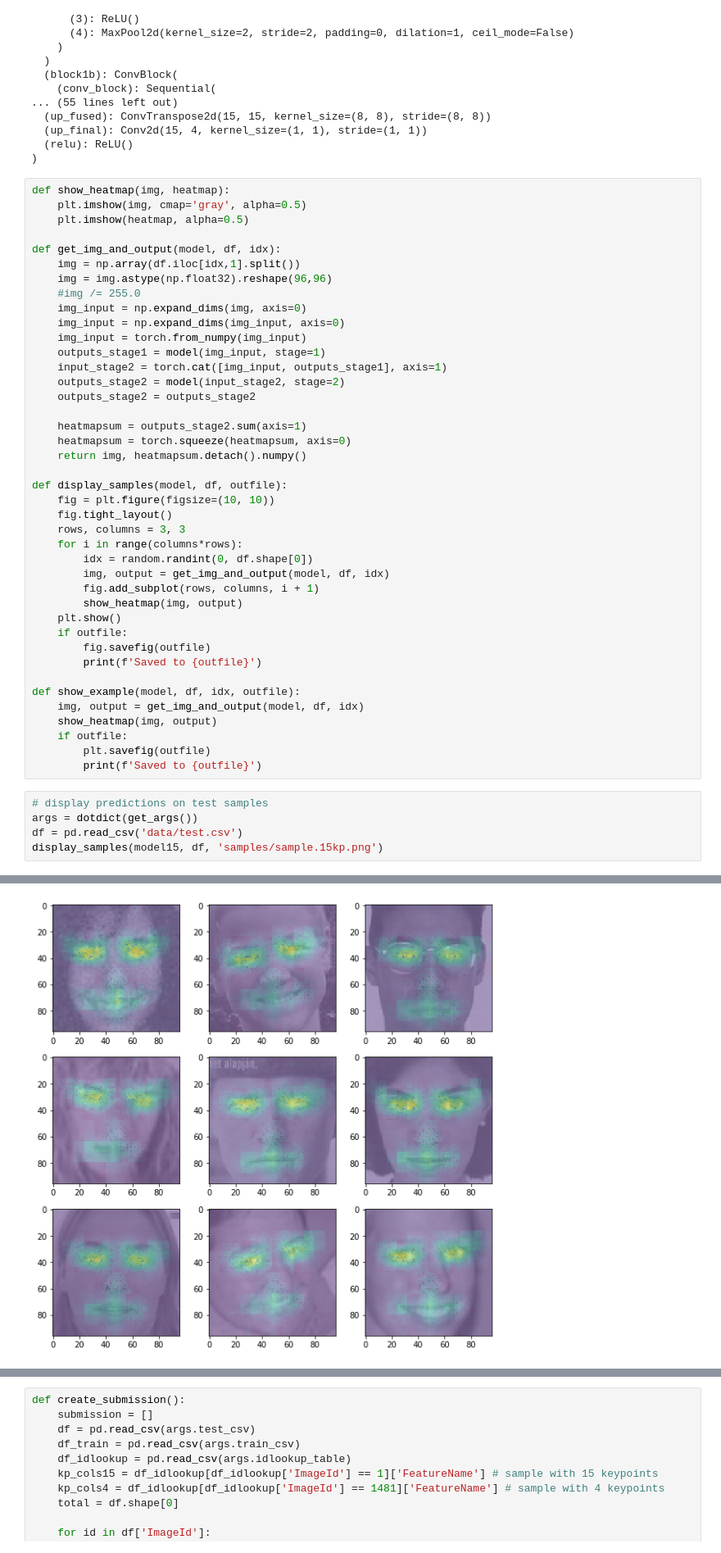
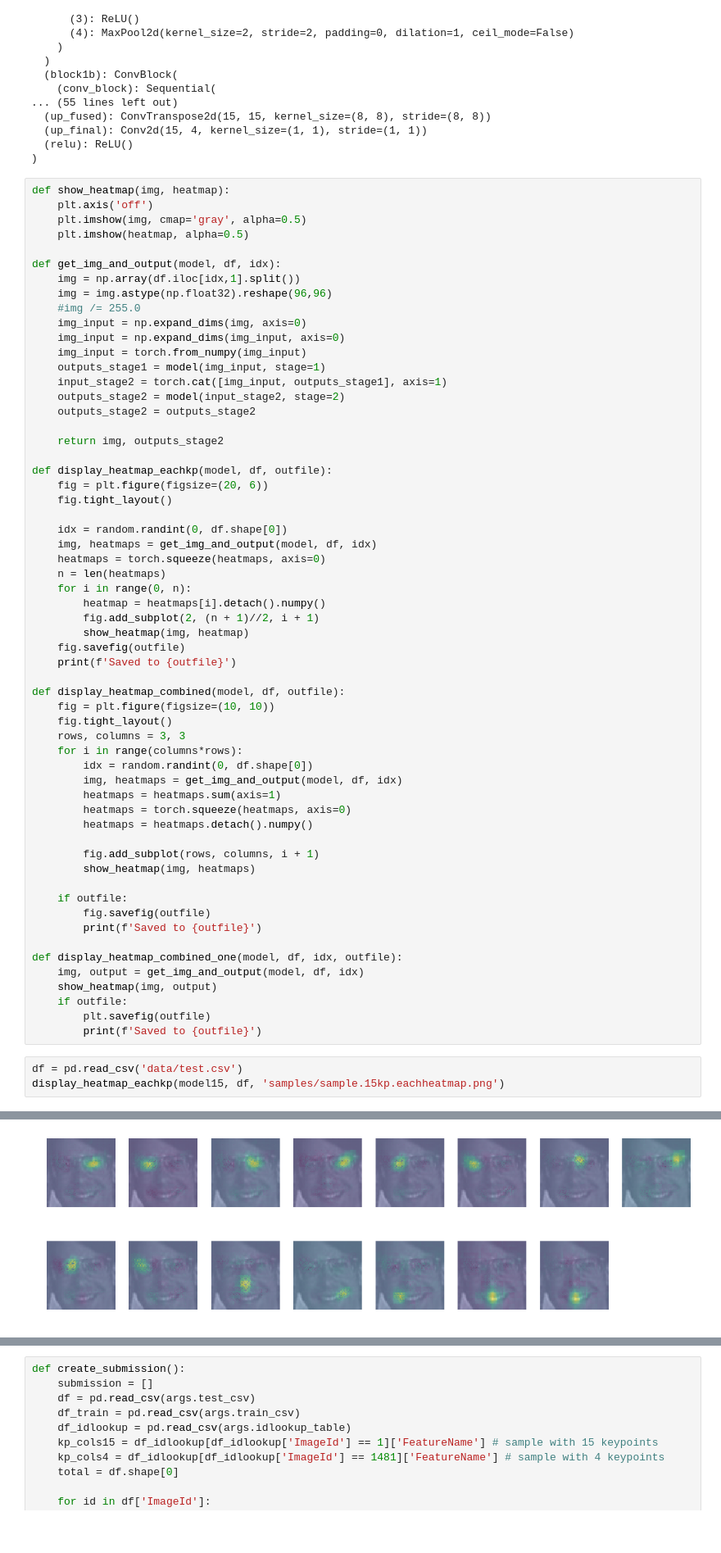
Before and after one commit to daptecc/facial-keypoints-heatmaps, a Jupyter notebook: main.ipynb, the cells around one changed output, grey strips where cells are left out. Shown at 82% size. Saved outputs shown, nothing was run; the diff lists cells and outputs as text; blank space fills up the shorter version.

Commit message:
updated sample predictions

```diff
--- a/main.ipynb
+++ b/main.ipynb
@@ -306,6 +306,7 @@ CPM2(
 )
 # %%
 def show_heatmap(img, heatmap):
+    plt.axis('off')
     plt.imshow(img, cmap='gray', alpha=0.5)
     plt.imshow(heatmap, alpha=0.5)
 
@@ -321,33 +322,48 @@ def get_img_and_output(model, df, idx):
     outputs_stage2 = model(input_stage2, stage=2)
     outputs_stage2 = outputs_stage2
 
-    heatmapsum = outputs_stage2.sum(axis=1)
-    heatmapsum = torch.squeeze(heatmapsum, axis=0)
-    return img, heatmapsum.detach().numpy()
+    return img, outputs_stage2
 
-def display_samples(model, df, outfile):
+def display_heatmap_eachkp(model, df, outfile):
+    fig = plt.figure(figsize=(20, 6))
+    fig.tight_layout()
+
+    idx = random.randint(0, df.shape[0])
+    img, heatmaps = get_img_and_output(model, df, idx)
+    heatmaps = torch.squeeze(heatmaps, axis=0)
+    n = len(heatmaps)
+    for i in range(0, n):
+        heatmap = heatmaps[i].detach().numpy()
+        fig.add_subplot(2, (n + 1)//2, i + 1)
+        show_heatmap(img, heatmap)
+    fig.savefig(outfile)
+    print(f'Saved to {outfile}')
+
+def display_heatmap_combined(model, df, outfile):
     fig = plt.figure(figsize=(10, 10))
     fig.tight_layout()
     rows, columns = 3, 3
     for i in range(columns*rows):
         idx = random.randint(0, df.shape[0])
-        img, output = get_img_and_output(model, df, idx)
+        img, heatmaps = get_img_and_output(model, df, idx)
+        heatmaps = heatmaps.sum(axis=1)
+        heatmaps = torch.squeeze(heatmaps, axis=0)
+        heatmaps = heatmaps.detach().numpy()
+
         fig.add_subplot(rows, columns, i + 1)
-        show_heatmap(img, output)
-    plt.show()
+        show_heatmap(img, heatmaps)
+
     if outfile:
         fig.savefig(outfile)
         print(f'Saved to {outfile}')
 
-def show_example(model, df, idx, outfile):
+def display_heatmap_combined_one(model, df, idx, outfile):
     img, output = get_img_and_output(model, df, idx)
     show_heatmap(img, output)
     if outfile:
         plt.savefig(outfile)
         print(f'Saved to {outfile}')
 # %%
-# display predictions on test samples
-args = dotdict(get_args())
 df = pd.read_csv('data/test.csv')
-display_samples(model15, df, 'samples/sample.15kp.png')
+display_heatmap_eachkp(model15, df, 'samples/sample.15kp.eachheatmap.png')
 # %% [output]
@@ -354 +371 @@ display_samples(model15, df, 'samples/sample.15kp.png')
-[figure, old version]
+[figure, new version]
```
Also changed, not shown: parts of 4 cells of this notebook, 5 other files.
